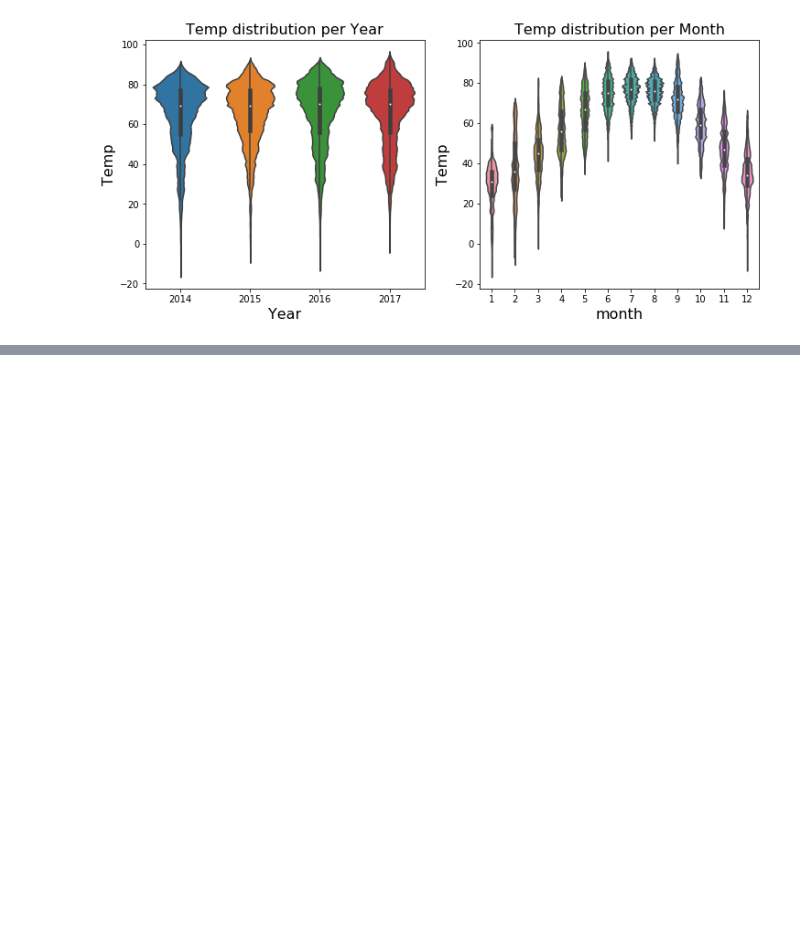
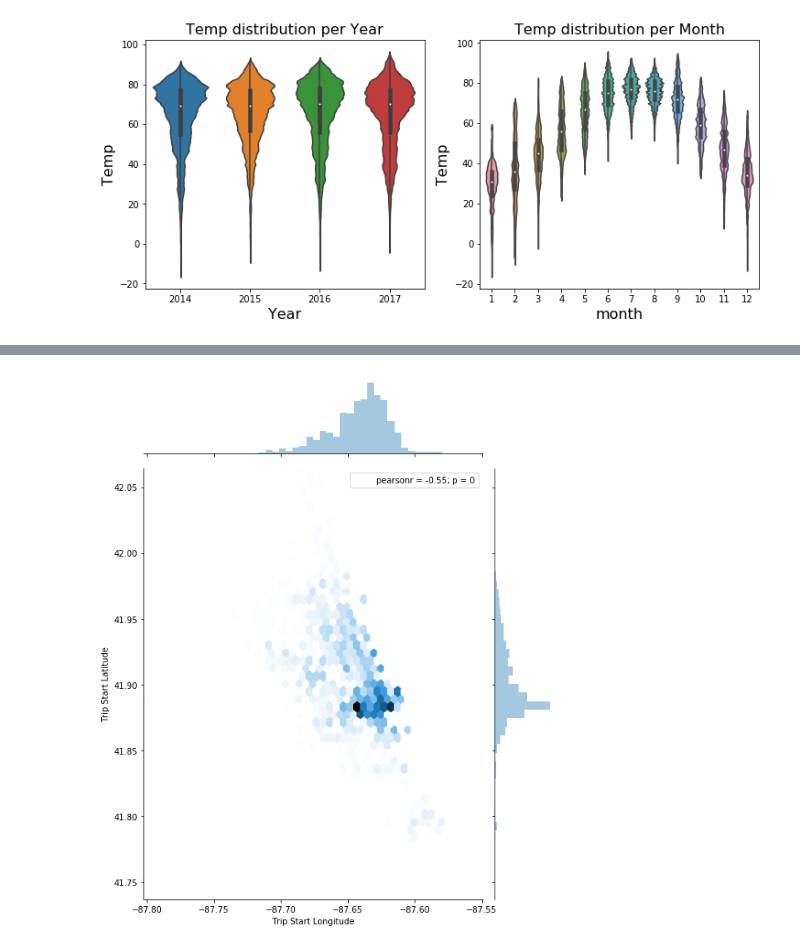
Before and after one commit to a-stahl/Bikeshare-EDA, a Jupyter notebook: notebooks/exploratory-data-analysis.ipynb, the cells around one changed output, grey strips where cells are left out. Saved outputs shown, nothing was run; the diff lists cells and outputs as text; code cells hidden in the pictures; blank space fills up the shorter version.

```diff
--- a/notebooks/exploratory-data-analysis.ipynb
+++ b/notebooks/exploratory-data-analysis.ipynb
@@ -303,0 +351,9 @@ plt.show()
+# %%
+# trip start longitude and latitude distribution
+g = sns.jointplot('longitude_start', 'latitude_start', data=data, kind='hex')
+g.set_axis_labels('Trip Start Longitude', 'Trip Start Latitude')
+g.fig.set_figwidth(8)
+g.fig.set_figheight(10)
+plt.show()
+# %% [output]
+[figure, added]
```
Also changed, not shown: parts of 6 cells of this notebook, 1 other file.
